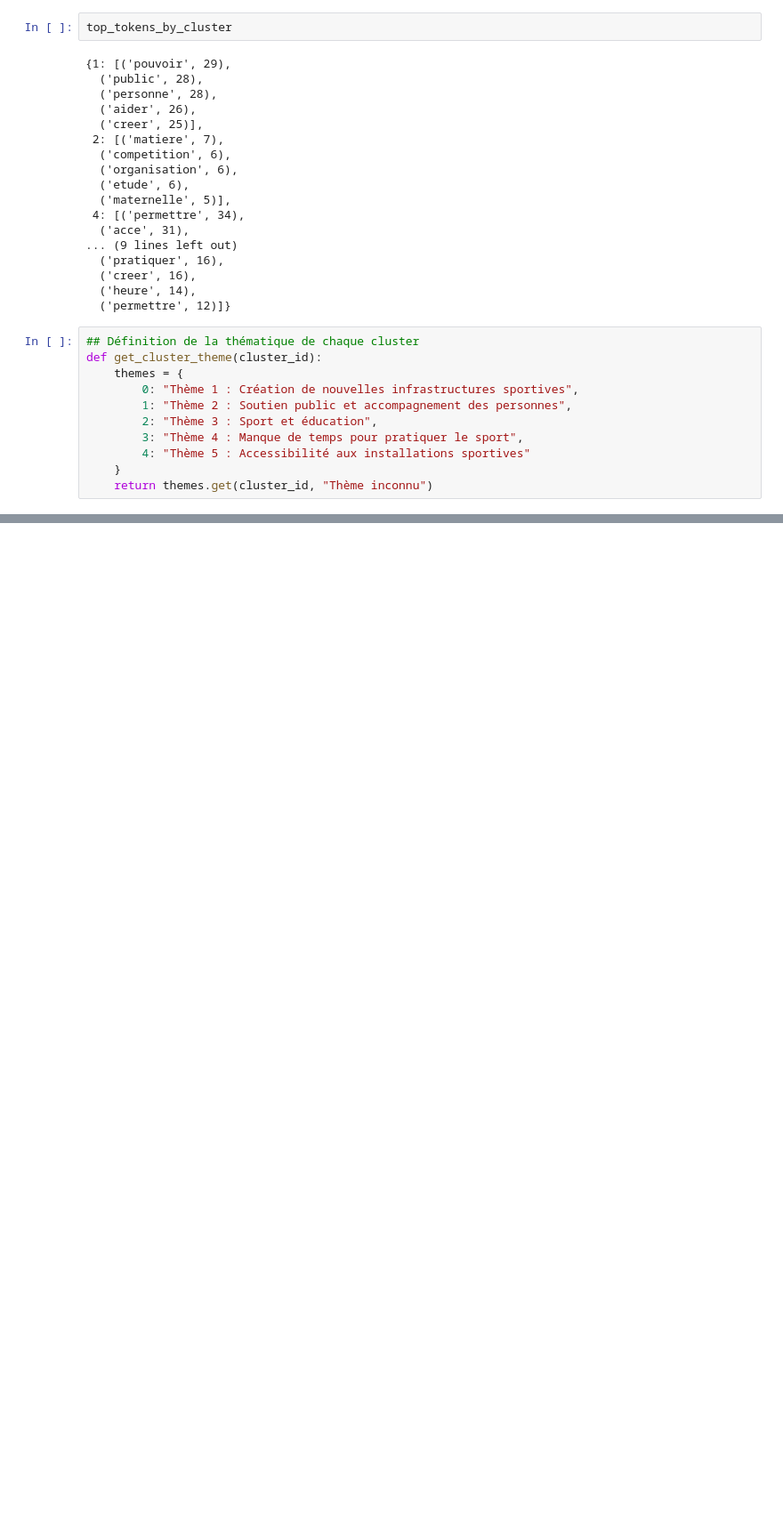
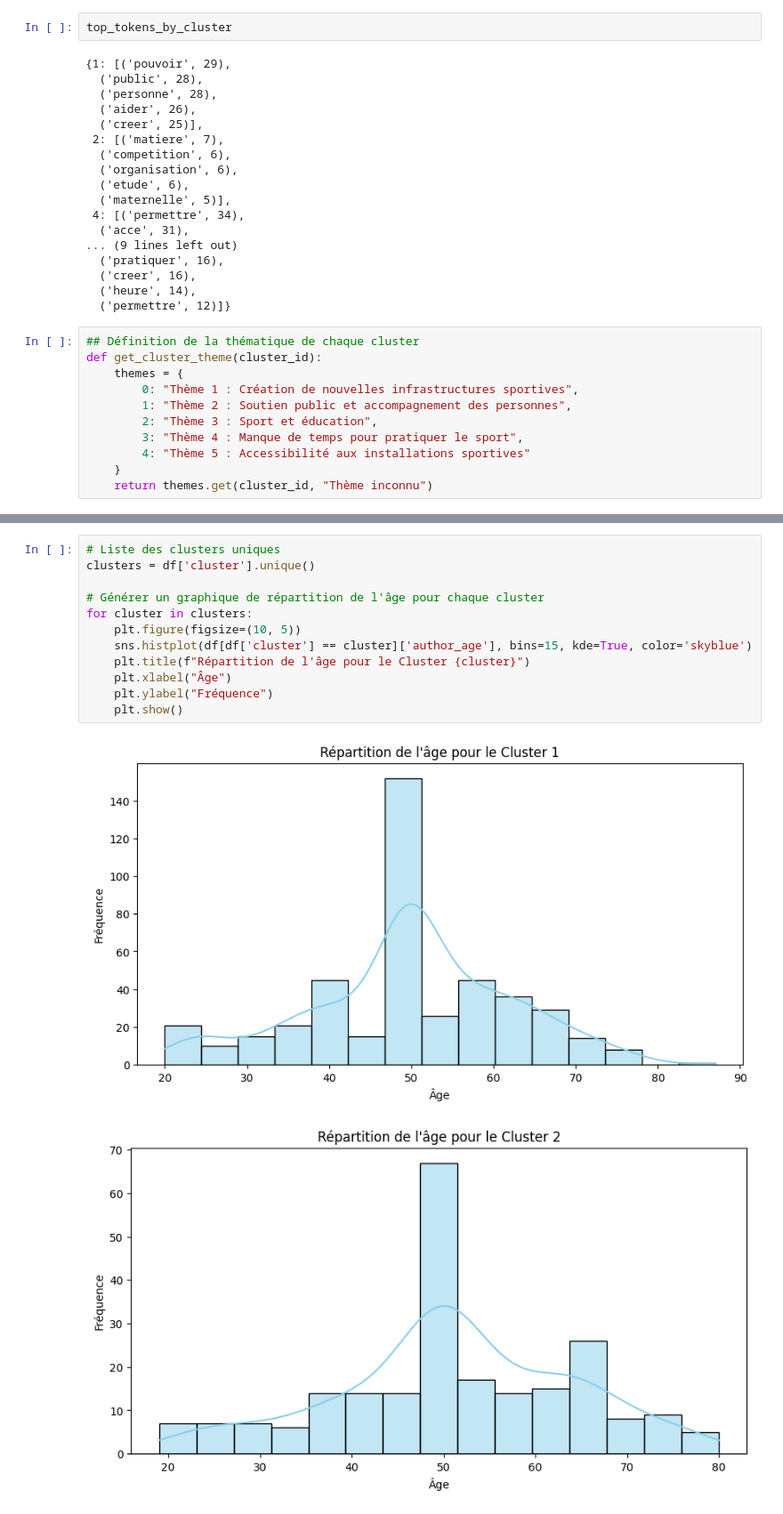
Before and after one commit to ValdesFeudjio/customer-feedback-analyzer, a Jupyter notebook: src/data_exploration.ipynb, the cells around one changed output, grey strips where cells are left out. Shown at 89% size. Saved outputs shown, nothing was run; the diff lists cells and outputs as text; blank space fills up the shorter version.

```diff
--- a/src/data_exploration.ipynb
+++ b/src/data_exploration.ipynb
@@ -566,0 +630,15 @@ def get_cluster_theme(cluster_id):
+# %%
+# Liste des clusters uniques
+clusters = df['cluster'].unique()
+
+# Générer un graphique de répartition de l'âge pour chaque cluster
+for cluster in clusters:
+    plt.figure(figsize=(10, 5))
+    sns.histplot(df[df['cluster'] == cluster]['author_age'], bins=15, kde=True, color='skyblue')
+    plt.title(f"Répartition de l'âge pour le Cluster {cluster}")
+    plt.xlabel("Âge")
+    plt.ylabel("Fréquence")
+    plt.show()
+# %% [output]
+[figure, added]
+[figure, added]
```
Also changed, not shown: parts of 7 cells of this notebook.
